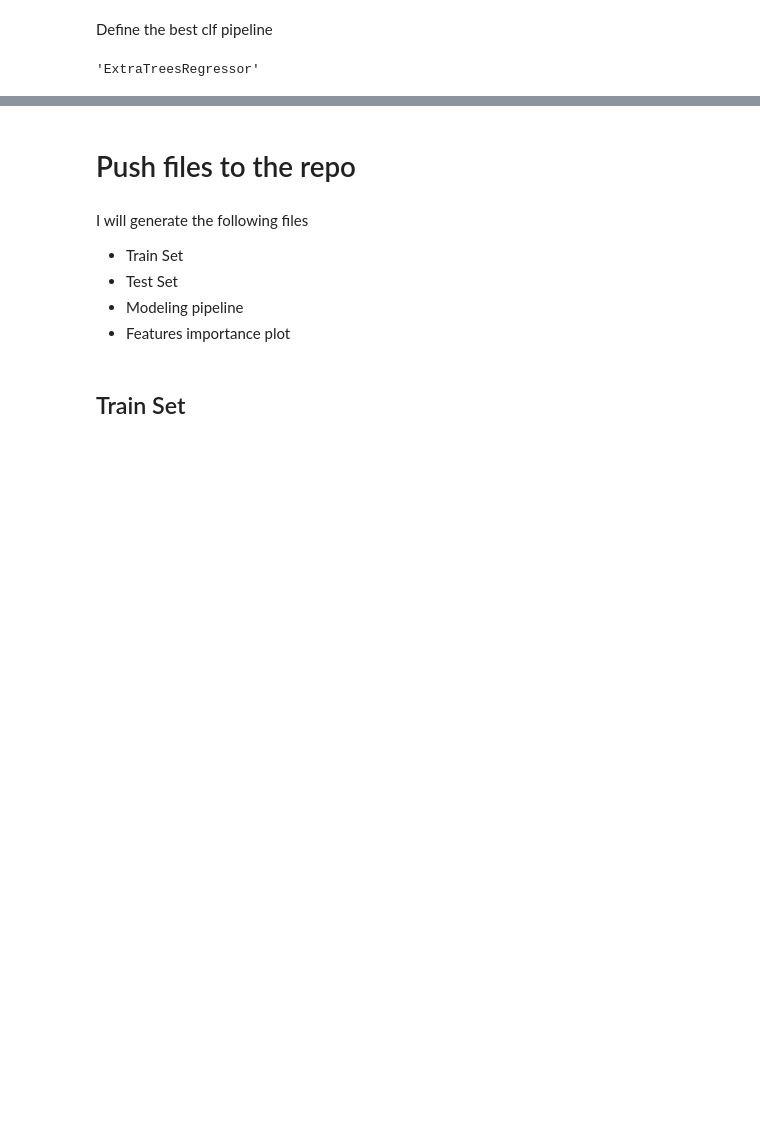
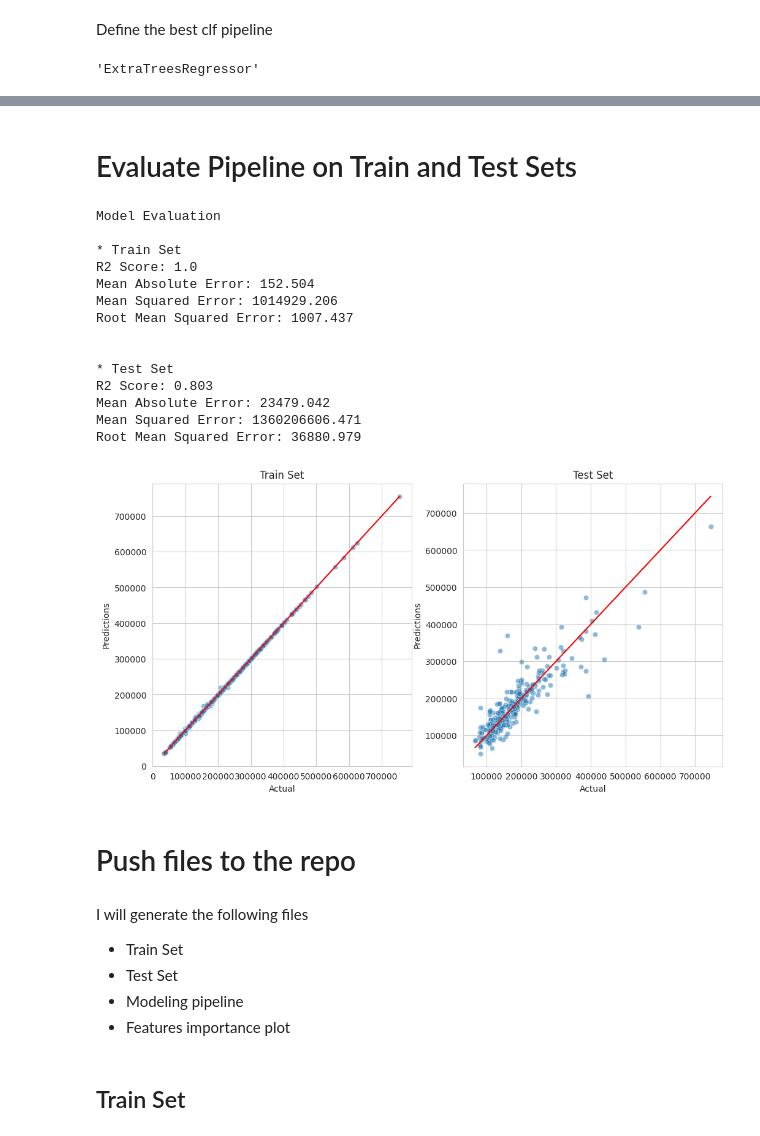
Before and after one commit to andresfgc/P5-Heritage-housing-issues, a Jupyter notebook: jupyter_notebooks/05 - Modeling and Evaluation.ipynb, the cells around one changed output, grey strips where cells are left out. Drawn from its saved outputs; the diff is of its cells as text; code cells hidden in the pictures; blank space fills up the shorter version.

```diff
--- a/jupyter_notebooks/05 - Modeling and Evaluation.ipynb
+++ b/jupyter_notebooks/05 - Modeling and Evaluation.ipynb
@@ -652,3 +675,24 @@ Pipeline(steps=[('mean',
+# %% [markdown]
+# Evaluate Pipeline on Train and Test Sets
+# %%
+regression_performance(X_train, y_train, X_test, y_test, pipeline_clf)
+regression_evaluation_plots(X_train, y_train, X_test, y_test, pipeline_clf)
+# %% [output]
+Model Evaluation
+
+* Train Set
+R2 Score: 1.0
+Mean Absolute Error: 152.504
+Mean Squared Error: 1014929.206
+Root Mean Squared Error: 1007.437
+
+
+* Test Set
+R2 Score: 0.803
+Mean Absolute Error: 23479.042
+Mean Squared Error: 1360206606.471
+Root Mean Squared Error: 36880.979
+[figure, added]
 # %% [markdown]
 # Push files to the repo
 # %% [markdown]
```
Also changed, not shown: parts of 15 cells of this notebook, 8 other files.
